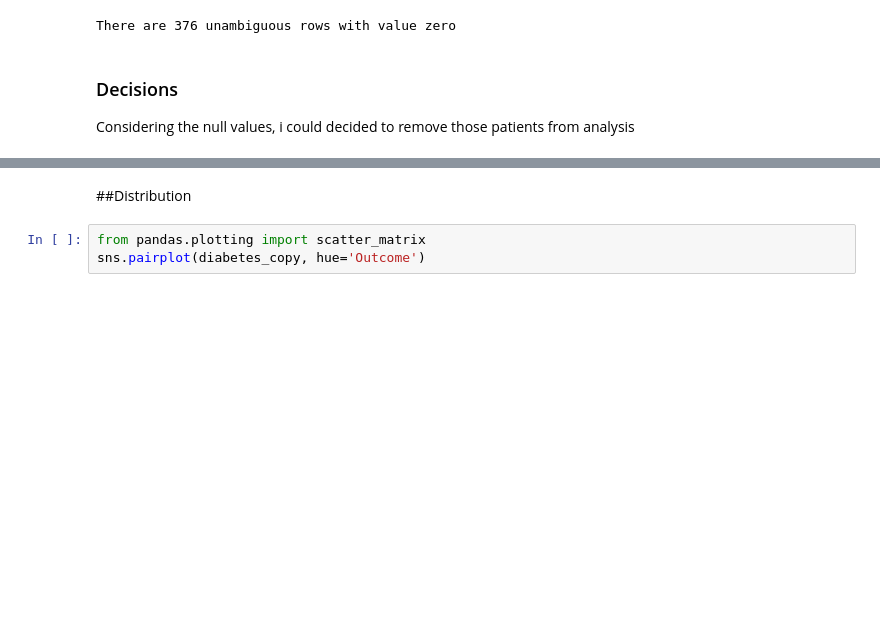
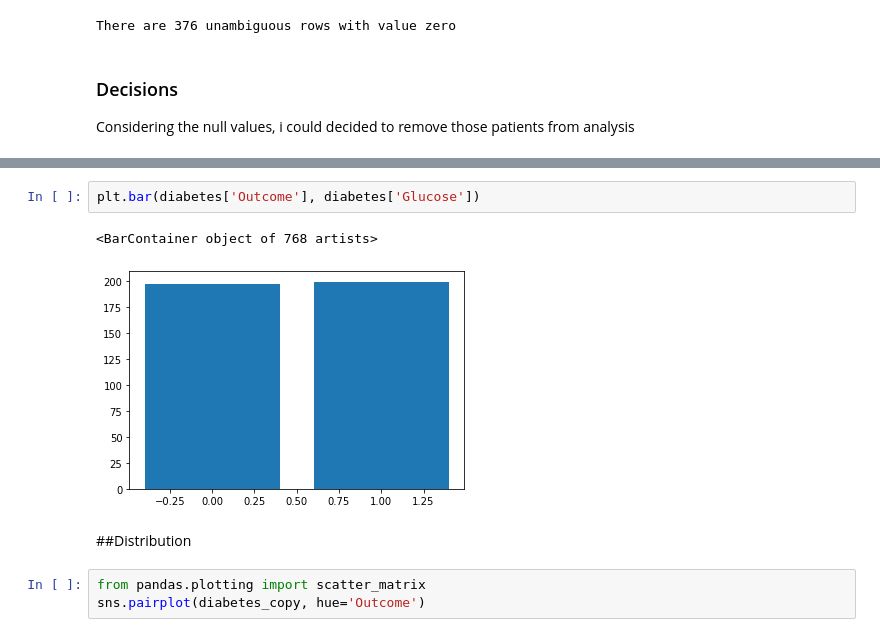
Before and after one commit to souzajvp/IA_tutorials, a Jupyter notebook: diabetes_class/Classification_Diabetes.ipynb, the cells around one changed output, grey strips where cells are left out. Cells and saved outputs as stored; diff of their text form; blank space fills up the shorter version.

```diff
--- a/diabetes_class/Classification_Diabetes.ipynb
+++ b/diabetes_class/Classification_Diabetes.ipynb
@@ -112,3 +177,8 @@ diabetes_copy = diabetes.drop(indexes, axis=0).copy()
+# %%
+plt.bar(diabetes['Outcome'], diabetes['Glucose'])
+# %% [output]
+<BarContainer object of 768 artists>
+[figure, added]
 # %% [markdown]
 ##Distribution
 # %%
```
Also changed, not shown: parts of 26 cells of this notebook.
